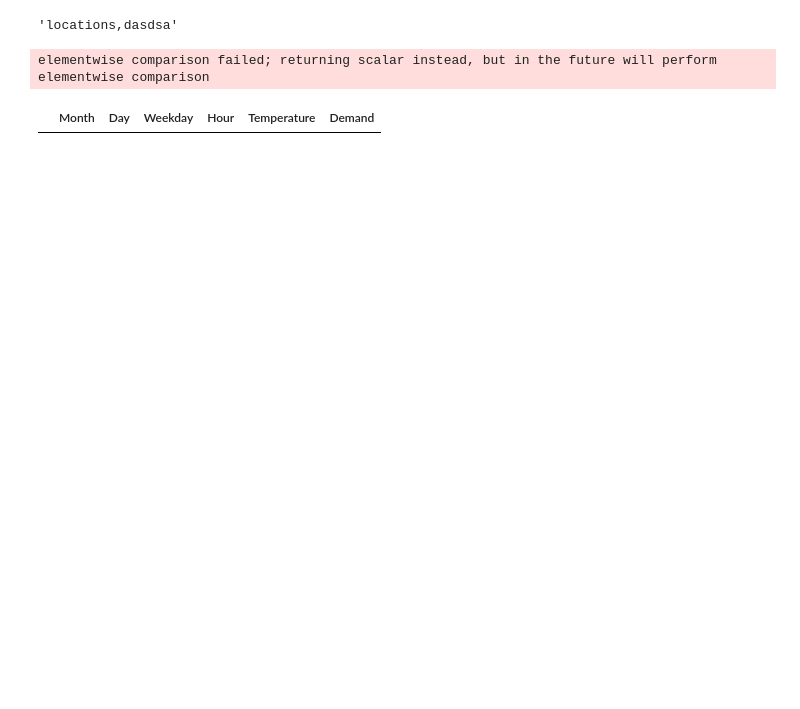
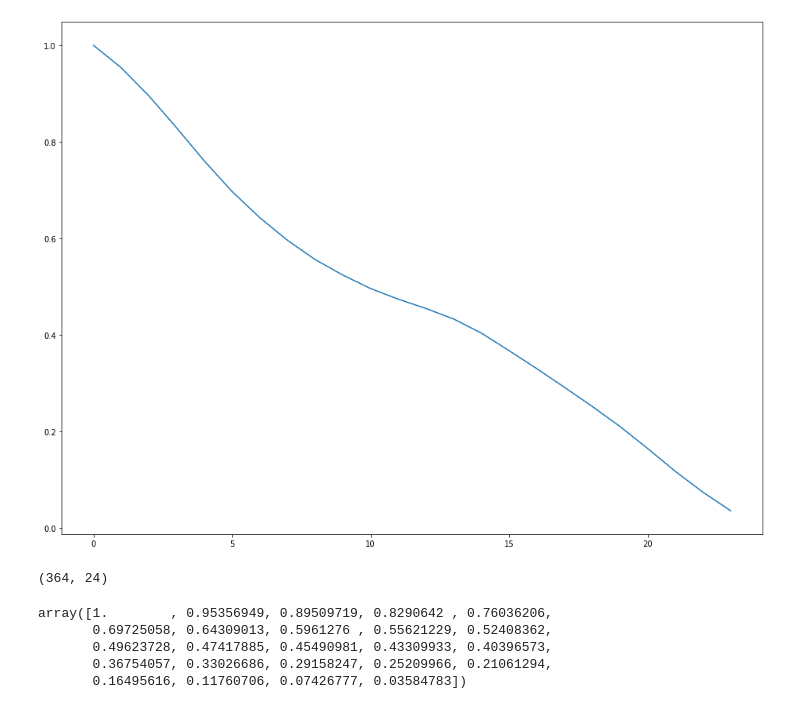
Before and after one commit to ivbhatt/dashboard_netload_forecasting, a Jupyter notebook: rough/Untitled.ipynb, the cells around one changed output. Drawn from its saved outputs; the diff is of its cells as text; code cells hidden in the pictures; blank space fills up the shorter version.

```diff
--- a/rough/Untitled.ipynb
+++ b/rough/Untitled.ipynb
@@ -103,2 +35,2 @@ array([ 2.32449711e+02,  2.16727585e+02,  2.16825742e+02,  2.19485950e+02,
 # %%
-np.array(dataFrame.groupby(["Month", "Hour"])["Demand"].median()).reshape(24, 12)
+tmp = np.array(dataFrame["Demand"][:8736]).reshape(364, 24)
@@ -127,9 +36,0 @@ ModuleNotFoundError: No module named 'dash_bootstrap_components'
-# %%
-",".join(["locations", "dasdsa"])
-# %% [output]
-'locations,dasdsa'
-# %%
-dataFrame.loc[dataFrame.Hour.isin(["22"])]
-# %% [output]
-elementwise comparison failed; returning scalar instead, but in the future will perform elementwise comparison
-|  | Month | Day | Weekday | Hour | Temperature | Demand |
@@ -135,0 +47,27 @@ elementwise comparison failed; returning scalar instead, but in the future will
+# %%
+def autocorr(x):
+    result = np.correlate(x, x, mode='full')
+    result = result[result.size // 2:]
+    return result  / float(result.max())
+
+auto = np.array([autocorr(tmp[i, :]) for i in range(364)])
+# %%
+import matplotlib.pyplot as plt
+
+plt.figure(figsize = (16, 12))
+plt.plot(np.average(auto, axis = 0))
+plt.show()
+# %% [output]
+[figure, added]
+# %%
+auto.shape
+# %% [output]
+(364, 24)
+# %%
+np.average(auto, axis = 0)
+# %% [output]
+array([1.        , 0.95356949, 0.89509719, 0.8290642 , 0.76036206,
+       0.69725058, 0.64309013, 0.5961276 , 0.55621229, 0.52408362,
+       0.49623728, 0.47417885, 0.45490981, 0.43309933, 0.40396573,
+       0.36754057, 0.33026686, 0.29158247, 0.25209966, 0.21061294,
+       0.16495616, 0.11760706, 0.07426777, 0.03584783])
```
Also changed, not shown: parts of 9 cells of this notebook.
